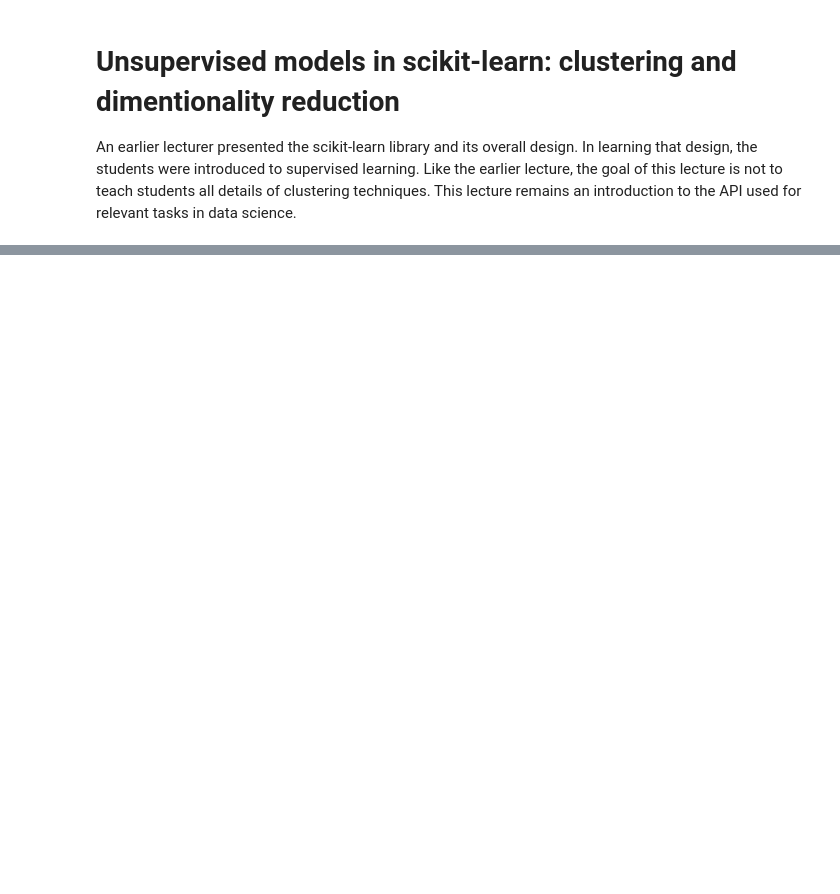
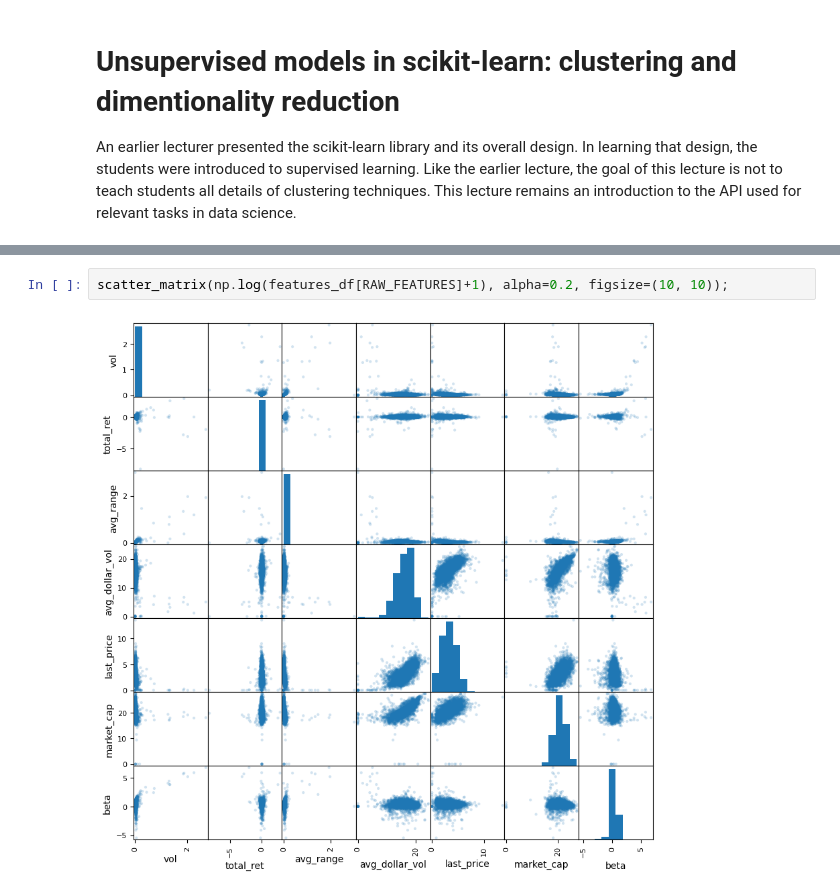
Before and after one commit to falconair/lectures, a Jupyter notebook: lectures/070_scikit_learn/110-unsupervised_learning.ipynb, the cells around one changed output, grey strips where cells are left out. Saved outputs shown, nothing was run; the diff lists cells and outputs as text; blank space fills up the shorter version.

```diff
--- a/lectures/070_scikit_learn/110-unsupervised_learning.ipynb
+++ b/lectures/070_scikit_learn/110-unsupervised_learning.ipynb
@@ -275,0 +336,4 @@ pd.concat([
+# %%
+scatter_matrix(np.log(features_df[RAW_FEATURES]+1), alpha=0.2, figsize=(10, 10));
+# %% [output]
+[figure, added]
```
Also changed, not shown: parts of 168 cells of this notebook.
